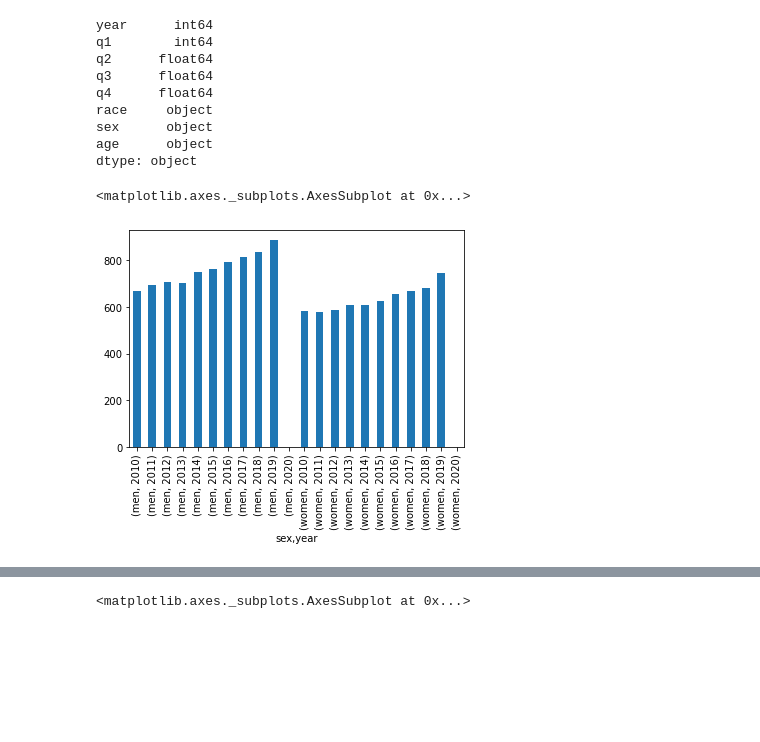
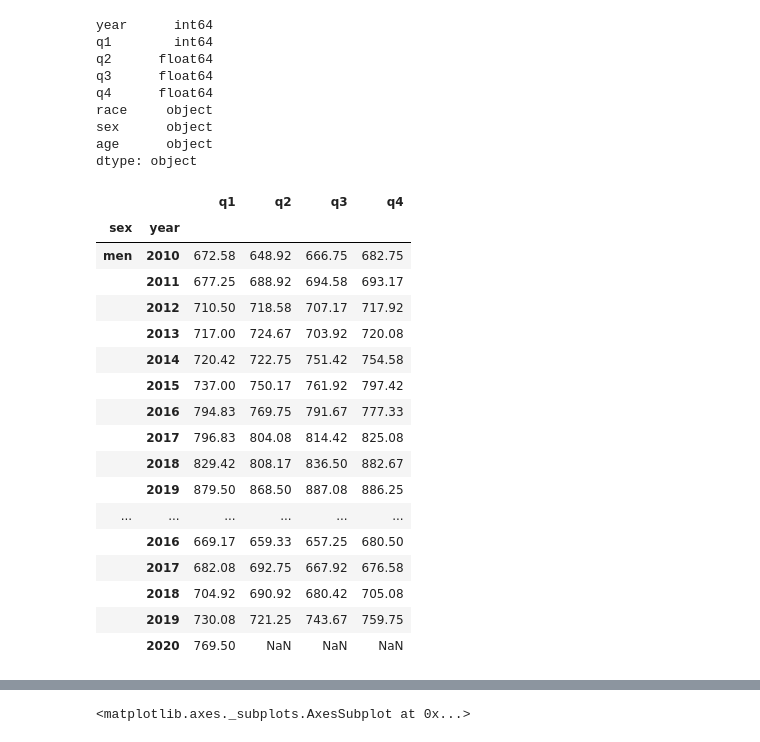
Before and after one commit to HBlockBeach/location-location-location, a Jupyter notebook: models.ipynb, the cells around one changed output, grey strips where cells are left out. Drawn from its saved outputs; the diff is of its cells as text; code cells hidden in the pictures; blank space fills up the shorter version.

```diff
--- a/models.ipynb
+++ b/models.ipynb
@@ -75,8 +75,25 @@ race     object
 sex      object
 age      object
 dtype: object
-# %%
-by_sex['q3'].plot(kind='bar')
-# %% [output]
-<matplotlib.axes._subplots.AxesSubplot at 0x...>
-[figure, removed]
+# %%
+by_sex_rounded = by_sex.round(2)
+by_sex_rounded
+# %% [output]
+|  |  | q1 | q2 | q3 | q4 |
+| sex | year |  |  |  |  |
+| men | 2010 | 672.58 | 648.92 | 666.75 | 682.75 |
+|  | 2011 | 677.25 | 688.92 | 694.58 | 693.17 |
+|  | 2012 | 710.50 | 718.58 | 707.17 | 717.92 |
+|  | 2013 | 717.00 | 724.67 | 703.92 | 720.08 |
+|  | 2014 | 720.42 | 722.75 | 751.42 | 754.58 |
+|  | 2015 | 737.00 | 750.17 | 761.92 | 797.42 |
+|  | 2016 | 794.83 | 769.75 | 791.67 | 777.33 |
+|  | 2017 | 796.83 | 804.08 | 814.42 | 825.08 |
+|  | 2018 | 829.42 | 808.17 | 836.50 | 882.67 |
+|  | 2019 | 879.50 | 868.50 | 887.08 | 886.25 |
+| ... | ... | ... | ... | ... | ... |
+|  | 2016 | 669.17 | 659.33 | 657.25 | 680.50 |
+|  | 2017 | 682.08 | 692.75 | 667.92 | 676.58 |
+|  | 2018 | 704.92 | 690.92 | 680.42 | 705.08 |
+|  | 2019 | 730.08 | 721.25 | 743.67 | 759.75 |
+|  | 2020 | 769.50 | NaN | NaN | NaN |
```
Also changed, not shown: parts of 9 cells of this notebook, 1 other file.
